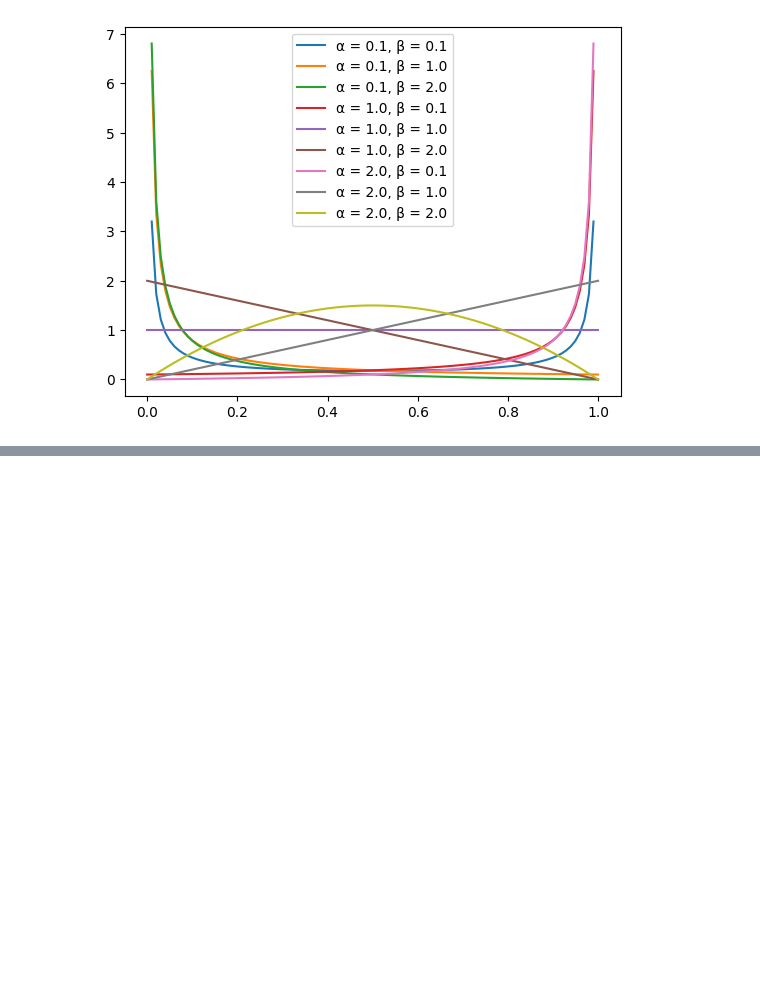
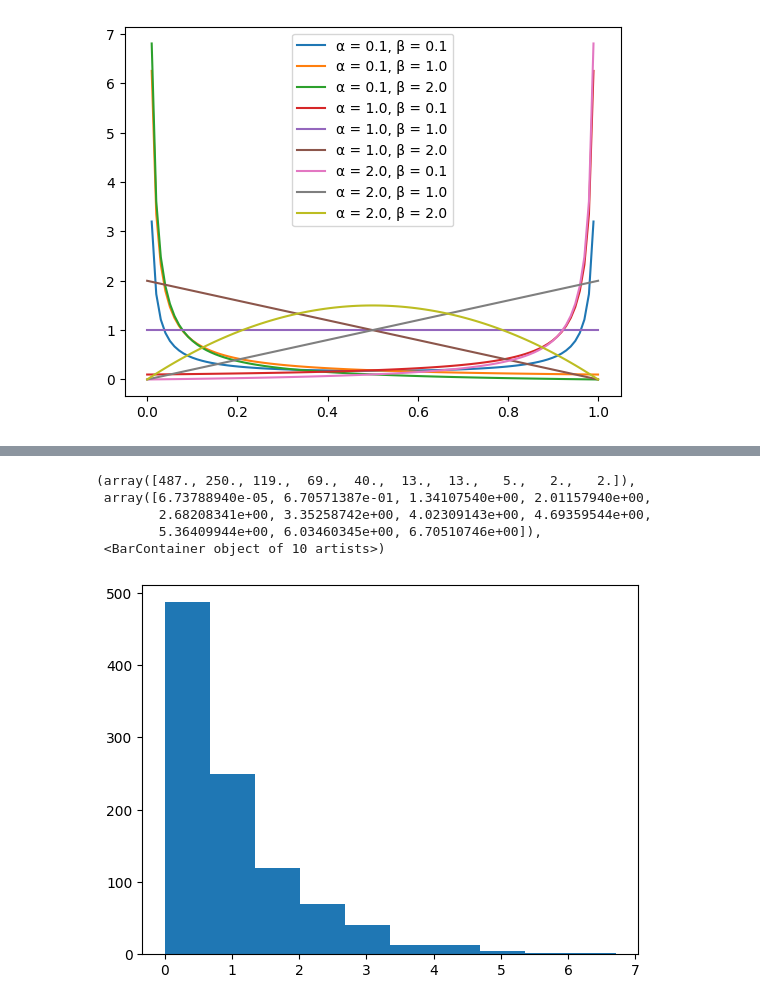
Before and after one commit to 1024xx4/bayes_machine_learning, a Jupyter notebook: probability_distribution.ipynb, the cells around one changed output, grey strips where cells are left out. Drawn from its saved outputs; the diff is of its cells as text; code cells hidden in the pictures; blank space fills up the shorter version.

Commit message:
Feat: Gamma分布（Gamma Distribution）を学ぶ#1

```diff
--- a/probability_distribution.ipynb
+++ b/probability_distribution.ipynb
@@ -402,0 +441,18 @@ for alpha in alpha_list:
+# %%
+# Gamma分布を定義
+alpha = 1.0
+theta = 1.0
+gamma_dist = stats.gamma(a=alpha, scale=theta)
+
+# 定義した Gamma分布から 1000個の Sample を生成
+X = gamma_dist.rvs(1000)
+
+# Histogram を描く
+plt.hist(X, bins=10)
+# %% [output]
+(array([487., 250., 119.,  69.,  40.,  13.,  13.,   5.,   2.,   2.]),
+ array([6.73788940e-05, 6.70571387e-01, 1.34107540e+00, 2.01157940e+00,
+        2.68208341e+00, 3.35258742e+00, 4.02309143e+00, 4.69359544e+00,
+        5.36409944e+00, 6.03460345e+00, 6.70510746e+00]),
+ <BarContainer object of 10 artists>)
+[figure, added]
```
Also changed, not shown: parts of 7 cells of this notebook.
